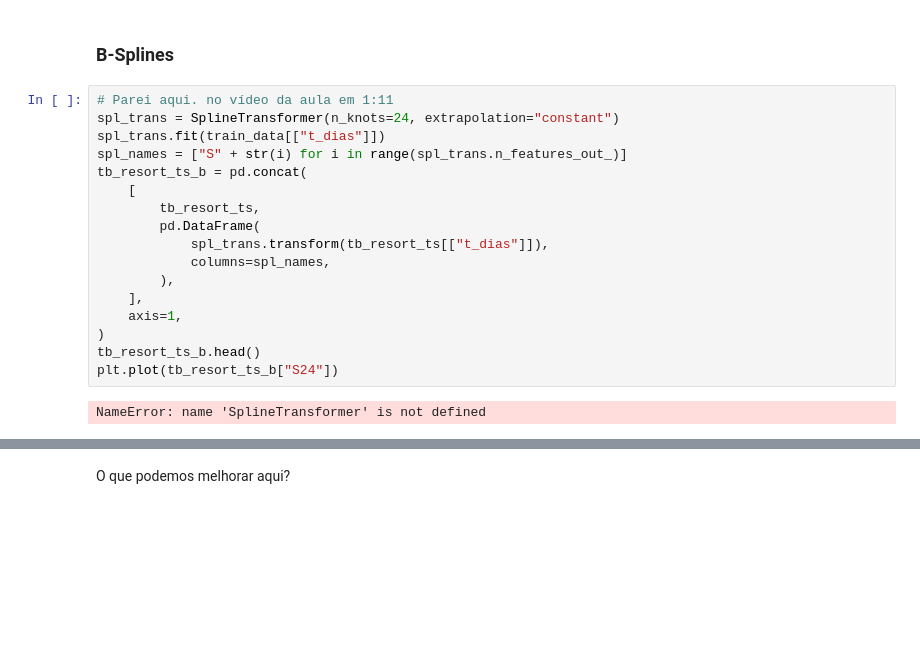
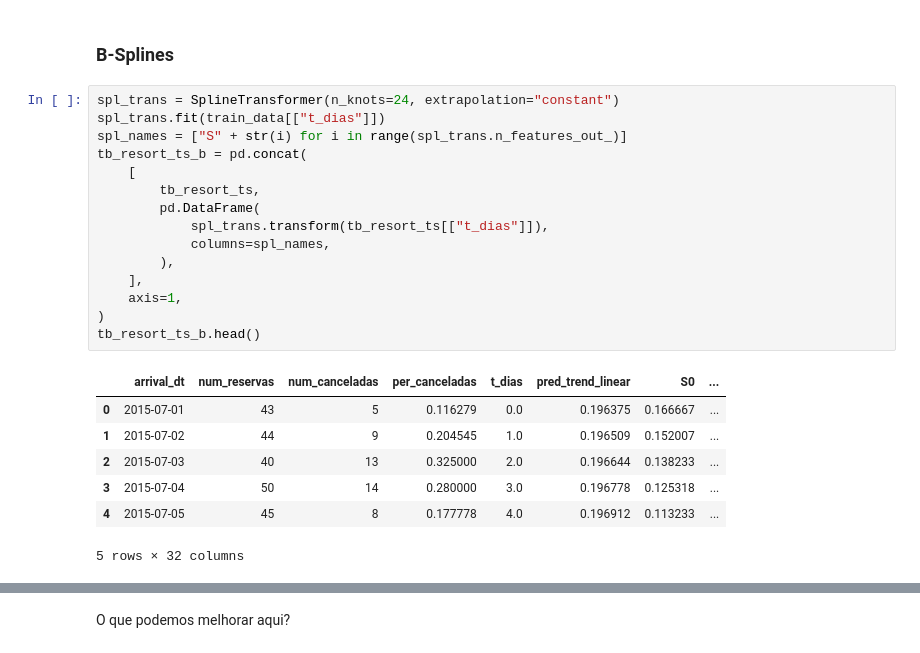
Before and after one commit to lara-bertini/Ironhack-lara, a Jupyter notebook: 20220409-OnlineClass/64 DA PT NOV-2021 Aula 20220409 Séries Temporais.ipynb, the cells around one changed output, grey strips where cells are left out. Saved outputs shown, nothing was run; the diff lists cells and outputs as text; blank space fills up the shorter version.

```diff
--- a/20220409-OnlineClass/64 DA PT NOV-2021 Aula 20220409 Séries Temporais.ipynb
+++ b/20220409-OnlineClass/64 DA PT NOV-2021 Aula 20220409 Séries Temporais.ipynb
@@ -283,21 +281,25 @@ Trend Poly.: 0.08
 # %% [markdown]
 ### B-Splines
 # %%
-# Parei aqui. no vídeo da aula em 1:11
 spl_trans = SplineTransformer(n_knots=24, extrapolation="constant")
 spl_trans.fit(train_data[["t_dias"]])
 spl_names = ["S" + str(i) for i in range(spl_trans.n_features_out_)]
 tb_resort_ts_b = pd.concat(
     [
         tb_resort_ts,
         pd.DataFrame(
             spl_trans.transform(tb_resort_ts[["t_dias"]]),
             columns=spl_names,
         ),
     ],
     axis=1,
 )
 tb_resort_ts_b.head()
-plt.plot(tb_resort_ts_b["S24"])
 # %% [output]
+|  | arrival_dt | num_reservas | num_canceladas | per_canceladas | t_dias | pred_trend_linear | S0 | ... |
+| 0 | 2015-07-01 | 43 | 5 | 0.116279 | 0.0 | 0.196375 | 0.166667 | ... |
+| 1 | 2015-07-02 | 44 | 9 | 0.204545 | 1.0 | 0.196509 | 0.152007 | ... |
+| 2 | 2015-07-03 | 40 | 13 | 0.325000 | 2.0 | 0.196644 | 0.138233 | ... |
+| 3 | 2015-07-04 | 50 | 14 | 0.280000 | 3.0 | 0.196778 | 0.125318 | ... |
+| 4 | 2015-07-05 | 45 | 8 | 0.177778 | 4.0 | 0.196912 | 0.113233 | ... |
-NameError: name 'SplineTransformer' is not defined
+5 rows × 32 columns
```
Also changed, not shown: parts of 38 cells of this notebook, 8 other files.
